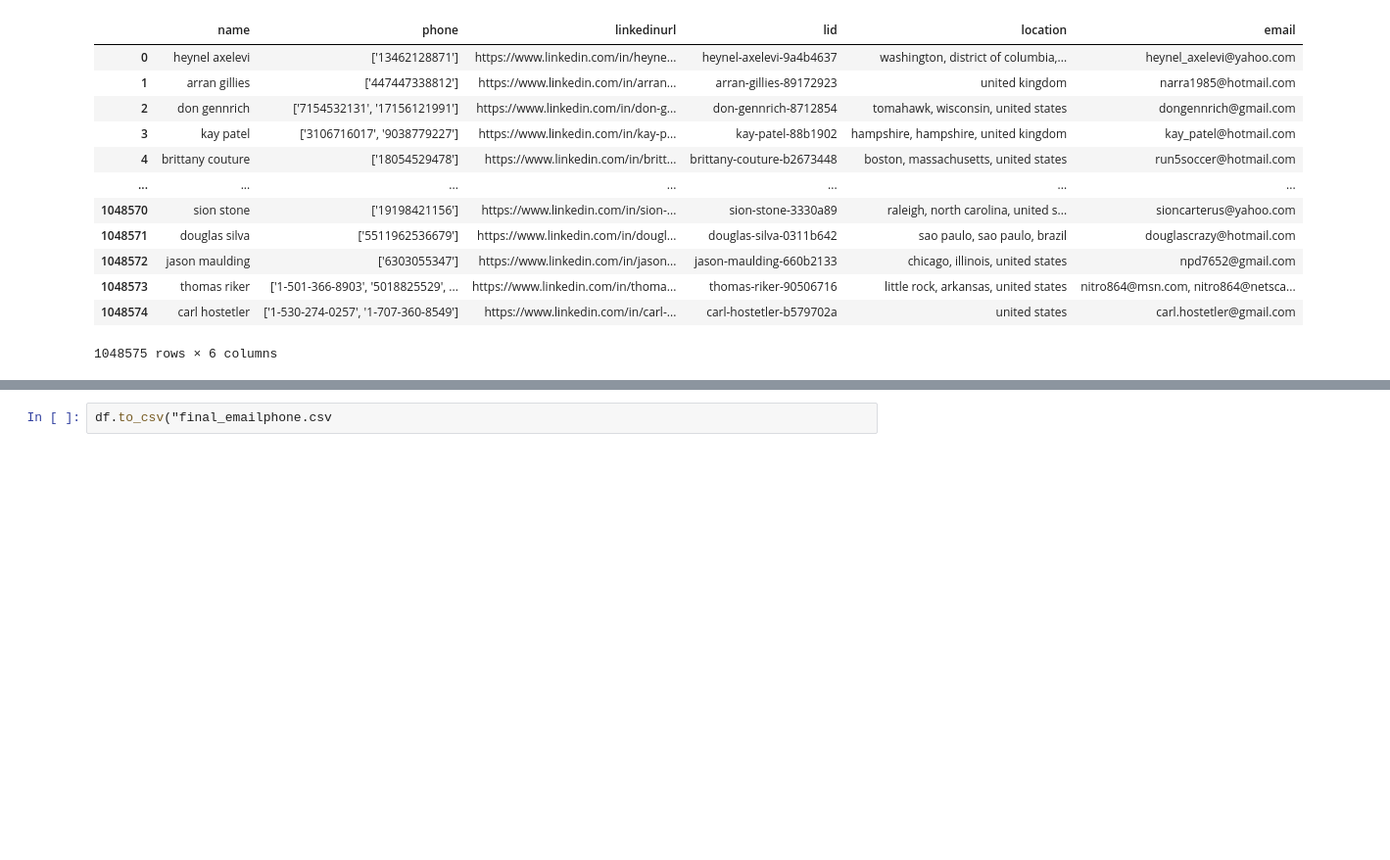
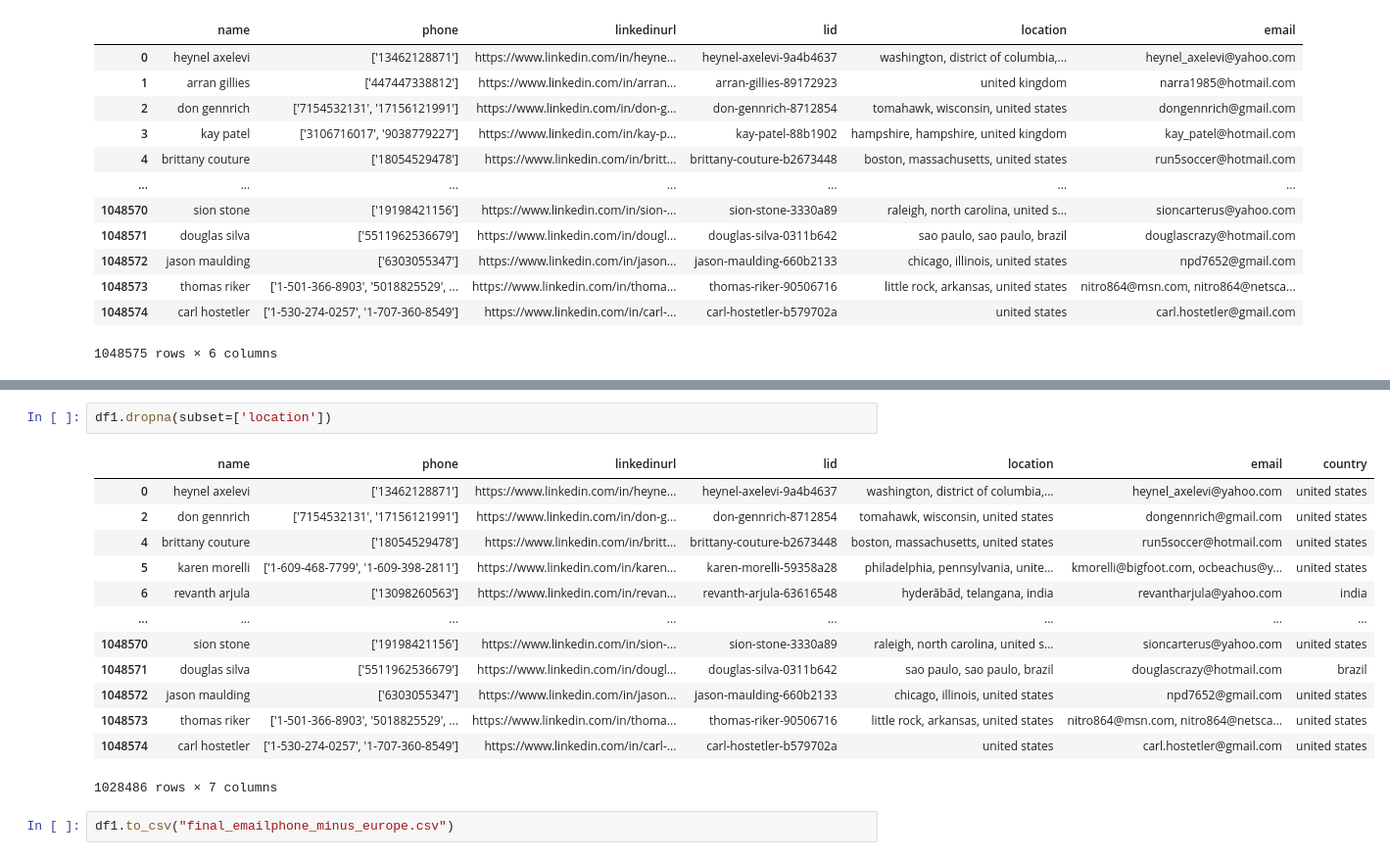
Before and after one commit to ysfnxt/Drop_European_Rows, a Jupyter notebook: main.ipynb, the cells around one changed output, grey strips where cells are left out. Shown: that part at 98% size. Drawn from its saved outputs; the diff is of its cells as text; blank space fills up the shorter version.

```diff
--- a/main.ipynb
+++ b/main.ipynb
@@ -74,2 +89,18 @@ df
+# %%
+df1.dropna(subset=['location'])
+# %% [output]
+|  | name | phone | linkedinurl | lid | location | email | country |
+| 0 | heynel axelevi | ['13462128871'] | https://www.linkedin.com/in/heyne... | heynel-axelevi-9a4b4637 | washington, district of columbia,... | heynel_axelevi@yahoo.com | united states |
+| 2 | don gennrich | ['7154532131', '17156121991'] | https://www.linkedin.com/in/don-g... | don-gennrich-8712854 | tomahawk, wisconsin, united states | dongennrich@gmail.com | united states |
+| 4 | brittany couture | ['18054529478'] | https://www.linkedin.com/in/britt... | brittany-couture-b2673448 | boston, massachusetts, united states | run5soccer@hotmail.com | united states |
+| 5 | karen morelli | ['1-609-468-7799', '1-609-398-2811'] | https://www.linkedin.com/in/karen... | karen-morelli-59358a28 | philadelphia, pennsylvania, unite... | kmorelli@bigfoot.com, ocbeachus@y... | united states |
+| 6 | revanth arjula | ['13098260563'] | https://www.linkedin.com/in/revan... | revanth-arjula-63616548 | hyderābād, telangana, india | revantharjula@yahoo.com | india |
+| ... | ... | ... | ... | ... | ... | ... | ... |
+| 1048570 | sion stone | ['19198421156'] | https://www.linkedin.com/in/sion-... | sion-stone-3330a89 | raleigh, north carolina, united s... | sioncarterus@yahoo.com | united states |
+| 1048571 | douglas silva | ['5511962536679'] | https://www.linkedin.com/in/dougl... | douglas-silva-0311b642 | sao paulo, sao paulo, brazil | douglascrazy@hotmail.com | brazil |
+| 1048572 | jason maulding | ['6303055347'] | https://www.linkedin.com/in/jason... | jason-maulding-660b2133 | chicago, illinois, united states | npd7652@gmail.com | united states |
+| 1048573 | thomas riker | ['1-501-366-8903', '5018825529', ... | https://www.linkedin.com/in/thoma... | thomas-riker-90506716 | little rock, arkansas, united states | nitro864@msn.com, nitro864@netsca... | united states |
+| 1048574 | carl hostetler | ['1-530-274-0257', '1-707-360-8549'] | https://www.linkedin.com/in/carl-... | carl-hostetler-b579702a | united states | carl.hostetler@gmail.com | united states |
+1028486 rows × 7 columns
 # %%
-df.to_csv("final_emailphone.csv
+df1.to_csv("final_emailphone_minus_europe.csv")
```
Also changed, not shown: parts of 9 cells of this notebook.
